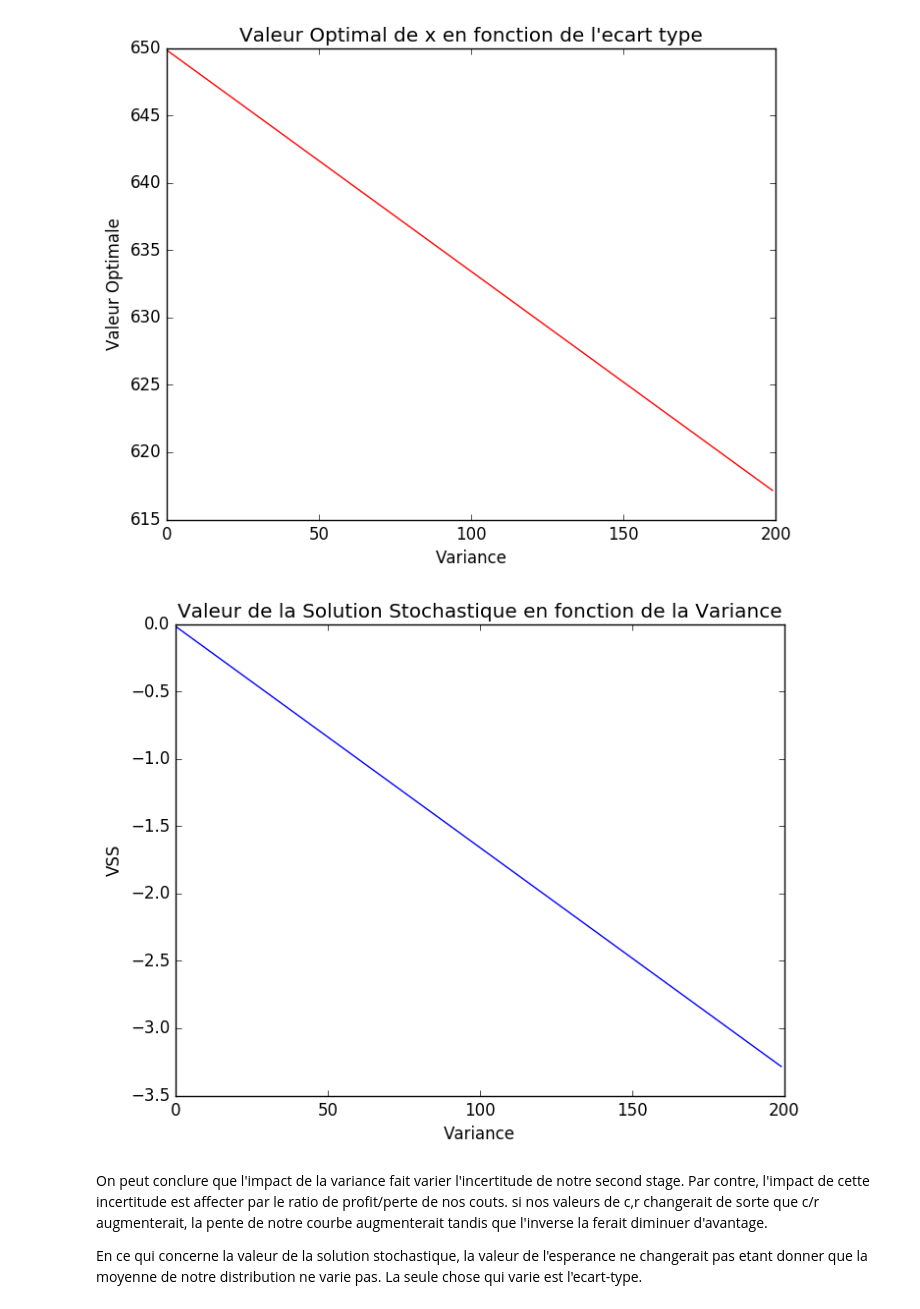
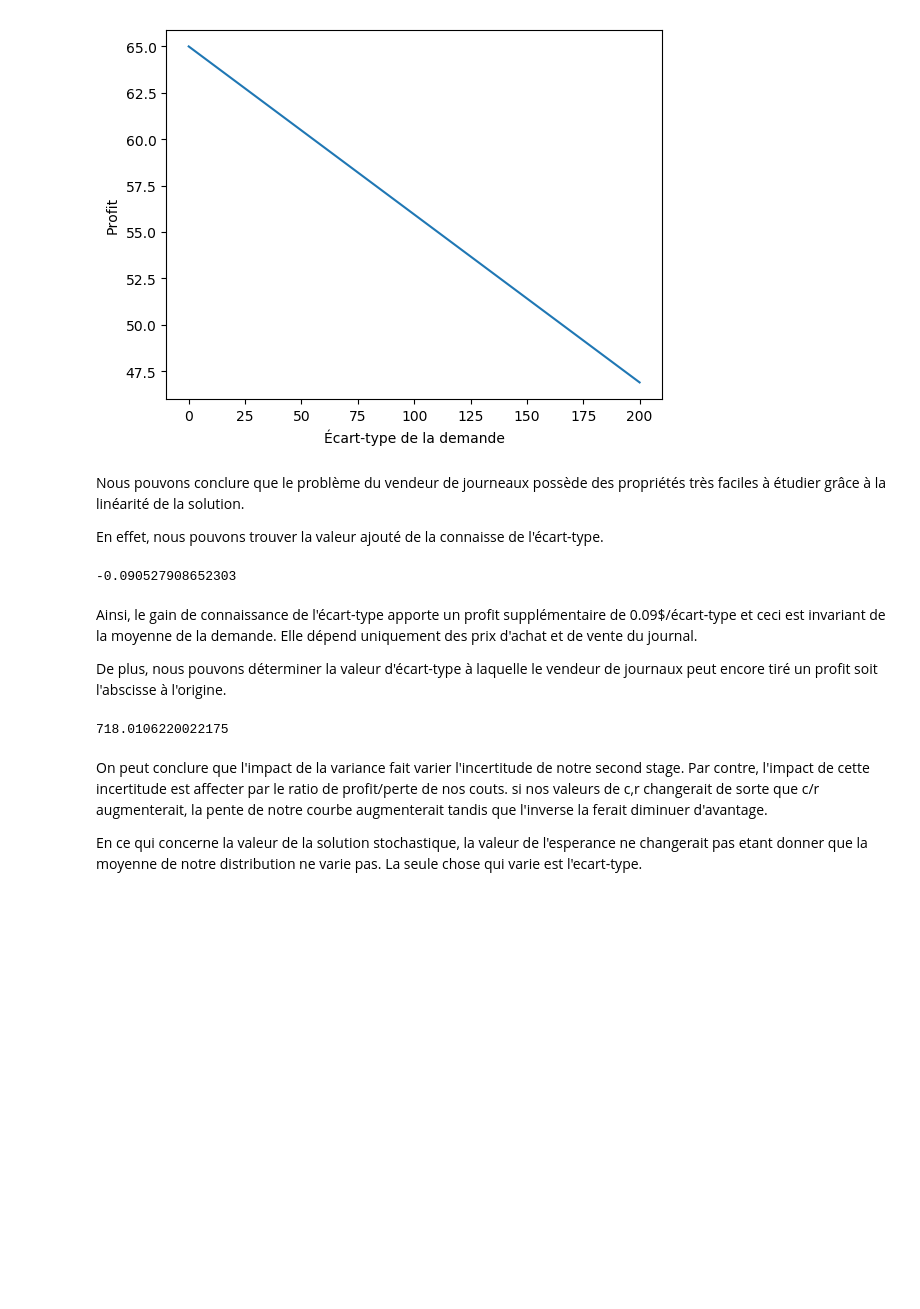
Before and after one commit to OlivierSirois/DevoirsMTH6415, a Jupyter notebook: Devoir1.ipynb, the cells around one changed output. Saved outputs shown, nothing was run; the diff lists cells and outputs as text; code cells hidden in the pictures; blank space fills up the shorter version.

```diff
--- a/Devoir1.ipynb
+++ b/Devoir1.ipynb
@@ -9,9 +107,29 @@ using PyPlot
+# %%
+global_sol = [stoc_sol[i] - 0.15*solutions_optimales[i] for i in range(1, 201)]
+
+plot(range(0,201), global_sol)
+xlabel("Écart-type de la demande")
+ylabel("Profit")
+show()
+# %% [output]
+[figure, added]
+# %% [markdown]
+Nous pouvons conclure que le problème du vendeur de journeaux possède des propriétés très faciles à étudier grâce à la linéarité de la solution.
+
+En effet, nous pouvons trouver la valeur ajouté de la connaisse de l'écart-type.
+# %%
+pente = (global_sol[end]-global_sol[1])/200
+# %% [output]
+-0.090527908652303
+# %% [markdown]
+Ainsi, le gain de connaissance de l'écart-type apporte un profit supplémentaire de 0.09$/écart-type et ceci est invariant de la moyenne de la demande. Elle dépend uniquement des prix d'achat et de vente du journal.
+
+De plus, nous pouvons déterminer la valeur d'écart-type à laquelle le vendeur de journaux peut encore tiré un profit soit l'abscisse à l'origine.
+# %%
+-65/pente
+# %% [output]
+718.0106220022175
 # %%
-#Mean Case
-c = 0.15
-q = 0.25
-r = 0.02
-MeanCase = 650 * (q-c)
 #We already know the optimal value of x in the mean case scenario is 650
 #we can then assume that we will always buy 650 journal for the optimal mean
 #case
@@ -19,30 +137,14 @@ MeanCase = 650 * (q-c)
 #Now for the Stochastic Solution, we can directly use our results from the
 #newsvendor problem and adjust it in accordance with the uncertainty (variance)
 #we can store all of the optimal stochastic response of our problem
-Stoc = Array{Float64}(200)
-
-for i = 1:200
-    d = Normal(650, (i))
-    Stoc[i] = quantile(d, (q-c)/(q-r))
-    #println(i)
-end
-
 #println(Stoc)
-figure(1)
 VSS = (Stoc .* (q-c)) .- MeanCase
-plot(Stoc, color="red")
-title("Valeur Optimal de x en fonction de l'ecart type")
-xlabel("Variance")
-ylabel("Valeur Optimale")
 figure(2)
 plot(VSS, color="blue")
 title("Valeur de la Solution Stochastique en fonction de la Variance")
 xlabel("Variance")
 ylabel("VSS")
 show()
-# %% [output]
-[figure, removed]
-[figure, removed]
 # %% [markdown]
 On peut conclure que l'impact de la variance fait varier l'incertitude de notre second stage. Par contre, l'impact de cette incertitude est affecter par le ratio de profit/perte de nos couts. si nos valeurs de c,r changerait de sorte que c/r augmenterait, la pente de notre courbe augmenterait tandis que l'inverse la ferait diminuer d'avantage.
 
```
Also changed, not shown: parts of 14 cells of this notebook, 1 other file.
